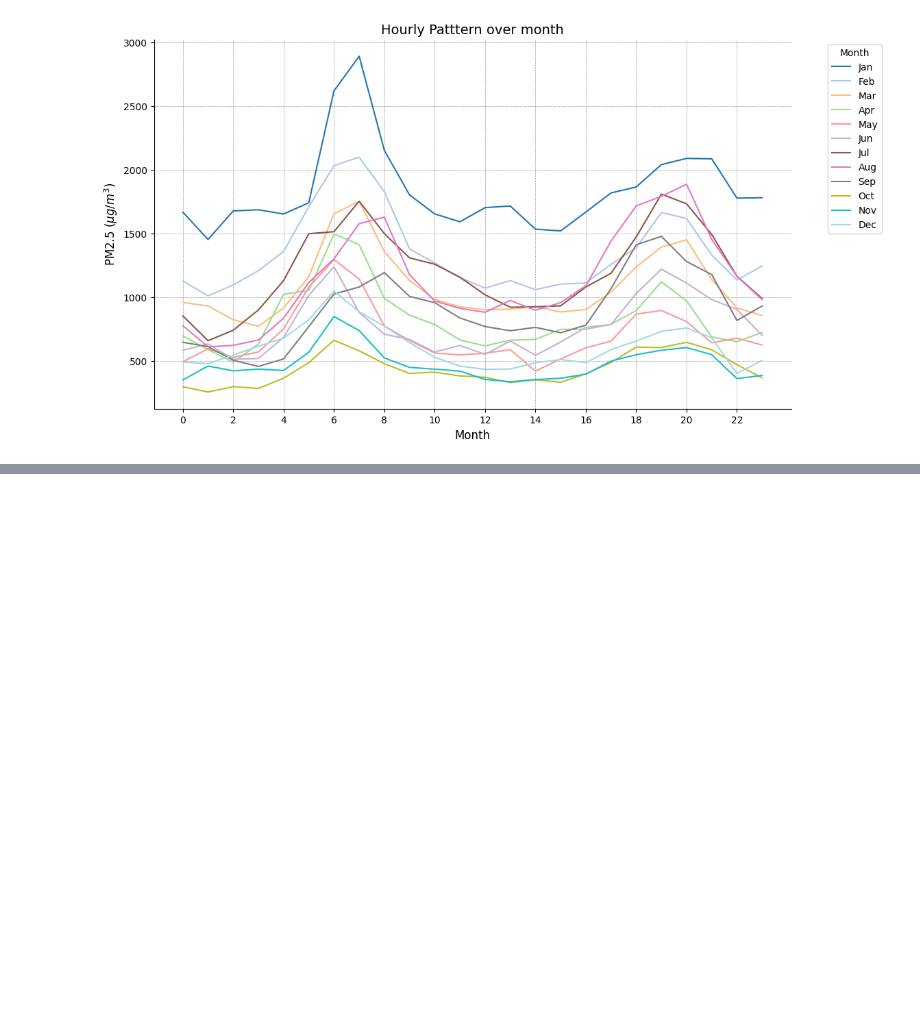
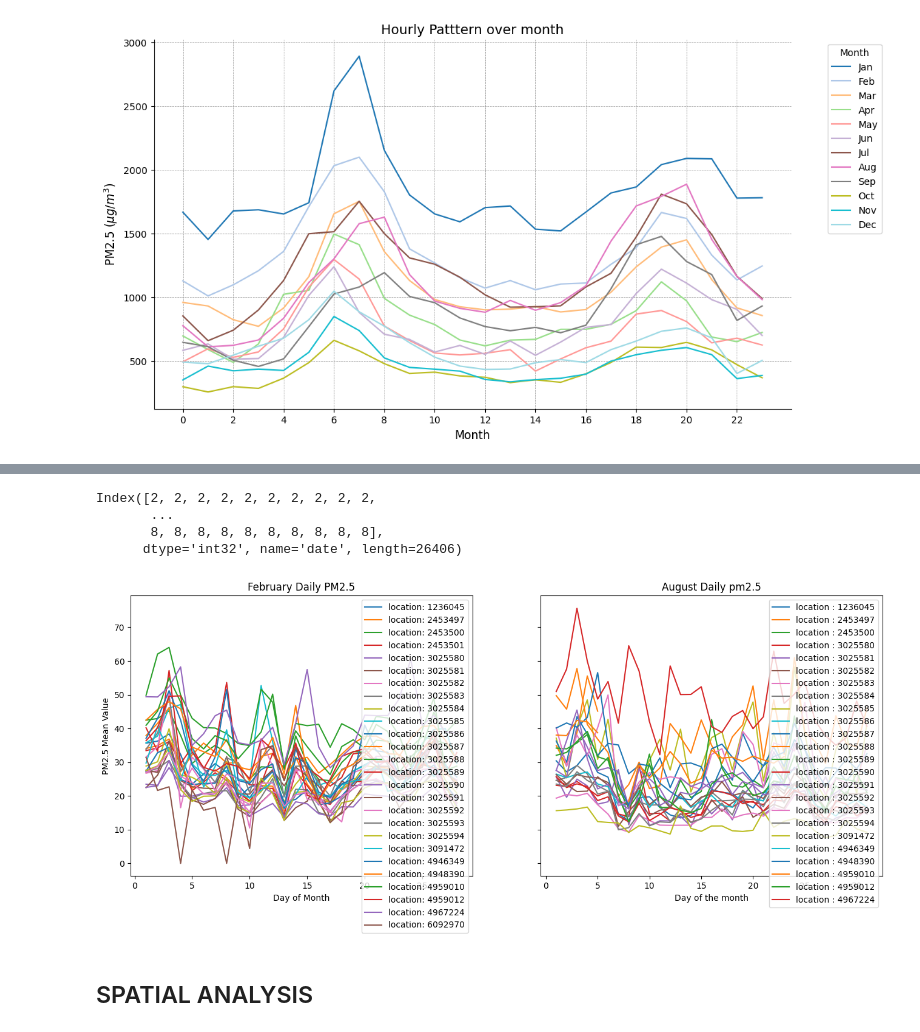
Before and after one commit to raidenkhan/Accra_sensor_data_science_project, a Jupyter notebook: Sensor_analysis.ipynb, the cells around one changed output, grey strips where cells are left out. Cells and saved outputs as stored; diff of their text form; code cells hidden in the pictures; blank space fills up the shorter version.

```diff
--- a/Sensor_analysis.ipynb
+++ b/Sensor_analysis.ipynb
@@ -335,0 +415,7 @@ Name: pm25_value, Length: 288, dtype: float64
+# %%
+
+summary['expected']=summary.index.get_level_values(1).map(
+    lambda m: calendar.monthrange(2026,m)[1]*24
+)
+summary['pct_complete']=(summary['observed']/summary['expected'])*100
+summary.sort_values('pct_complete',ascending=False)
@@ -335,0 +437,4 @@ Name: pm25_value, Length: 288, dtype: float64
+# %%
+high_completeness=summary[summary['pct_complete'] >= 70]
+# %%
+passing_locations=high_completeness.unstack(level=1).index
@@ -335,0 +466,43 @@ Name: pm25_value, Length: 288, dtype: float64
+# %%
+#find sites with percentage completeness greater than 70 in febrary and sites with percentatce compltemness greater than 70% in augues
+#let's plot the monthly profiles of all qualifying sites
+#first let's filter for the  location_id
+pass_plot=df_2026[df_2026['location_id'].isin(passing_locations)]
+# %%
+pass_plot.index.month
+# %% [output]
+Index([2, 2, 2, 2, 2, 2, 2, 2, 2, 2,
+       ...
+       8, 8, 8, 8, 8, 8, 8, 8, 8, 8],
+      dtype='int32', name='date', length=26406)
+# %%
+from matplotlib import pyplot as plt
+groupys=pass_plot.groupby(['location_id',pass_plot.index.month])
+fig, (ax_feb,ax_aug) = plt.subplots(1,2,figsize=(16, 6),sharey=True)
+feb_data=pass_plot[pass_plot.index.month==2]
+for key,group in feb_data.groupby('location_id'):
+
+        daily_data=group['pm25_value'].resample('D').mean()
+        daily_data.index= daily_data.index.day
+
+    # 3. Plot on the same shared axis with a label
+
+
+        ax_feb.set_title("February Daily PM2.5")
+        ax_feb.set_ylabel("PM2.5 Mean Value")
+        ax_feb.legend()
+        daily_data.plot(ax=ax_feb,label=f"location: {key}")
+        ax_feb.set_xlabel("Day of Month")
+aug_data=pass_plot[pass_plot.index.month==8]
+for location,group in aug_data.groupby('location_id'):
+        daily_data=group['pm25_value'].resample('D').mean()
+        daily_data.index=daily_data.index.day
+
+        ax_aug.set_title('August Daily pm2.5')
+        ax_aug.legend()
+        daily_data.plot(ax=ax_aug,label=f"location : {location}")
+        ax_aug.set_xlabel('Day of the month')
+# %% [output]
+[figure, added]
+# %% [markdown]
+## SPATIAL ANALYSIS
```
Also changed, not shown: parts of 13 cells of this notebook, 4 other files.
